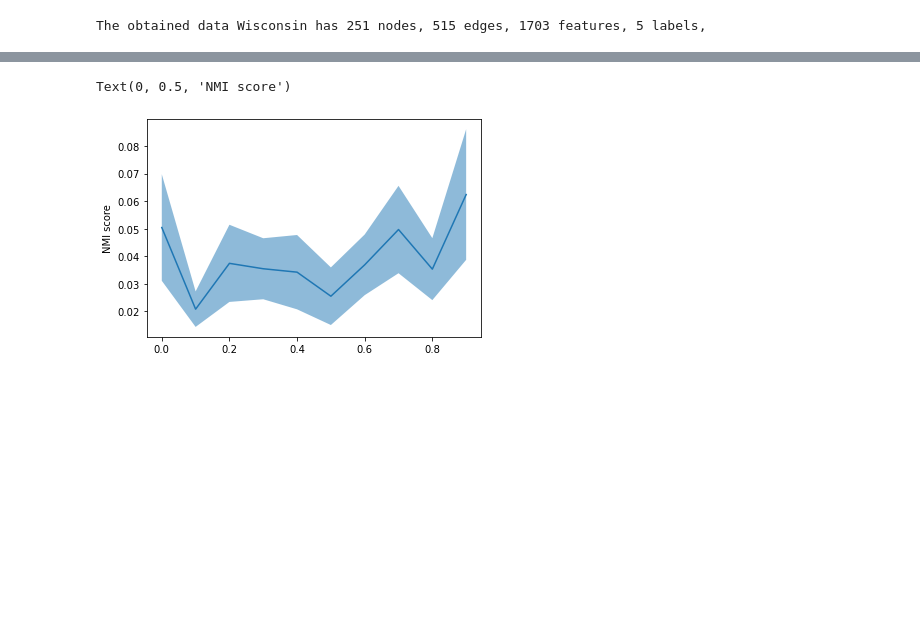
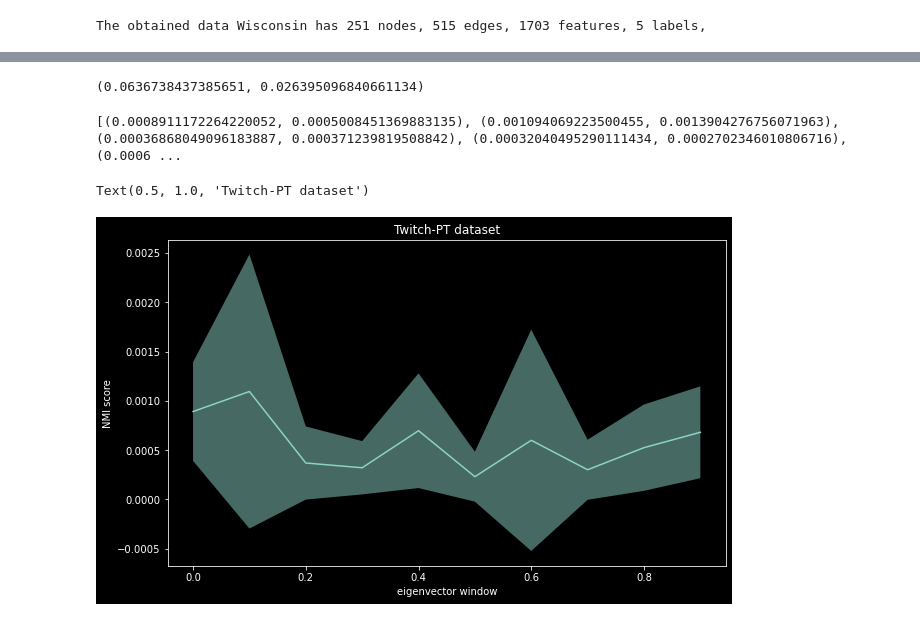
Before and after one commit to ggonzalezp/coarsening-disassortative-graphs, a Jupyter notebook: code/3-spectral node clustering test.ipynb, the cells around one changed output, grey strips where cells are left out. Drawn from its saved outputs; the diff is of its cells as text; code cells hidden in the pictures; blank space fills up the shorter version.

```diff
--- a/code/3-spectral node clustering test.ipynb
+++ b/code/3-spectral node clustering test.ipynb
@@ -131,14 +184,0 @@ multitest(100, p1=0.0, p2=0.1, metric='rbf', kernel_params={'gamma': 0.001})
-# %%
-p1s = np.linspace(0., 1., 10, endpoint=False)
-
-vals = []
-stds = []
-
-adj_np = create_affinity_matrix(data.x.cpu().numpy(), data.adj[0].cpu().numpy(),
-                                        metric='rbf', kernel_params={'gamma': 0.001})
-
-for p1 in (p1s):
-    p2 = p1 + 0.1
-    val, std = multitest(1000, p1=p1, p2=p2, adj_np=adj_np)
-    vals.append(val)
-    stds.append(std)
@@ -147,0 +185,4 @@ stds = np.array(stds)
+# %%
+multitest(100, p1=0.0, p2=0.1)
+# %% [output]
+(0.0636738437385651, 0.026395096840661134)
@@ -148,8 +203,37 @@ stds = np.array(stds)
+# %%
+from joblib import Parallel, delayed
+p1s = np.linspace(0., 1., 10, endpoint=False)
+
+vals = []
+stds = []
+
+
+# results = Parallel(n_jobs=5)(delayed(foo)(p1) for p1 in p1s)
+results = Parallel(n_jobs=5)(delayed(multitest)(10, p1=p1, p2=p1+0.1) for p1 in p1s)
+print(results)
+
+# for p1 in tqdm(p1s):
+#     p2 = p1 + 0.1
+#     val, std = multitest(5, p1=p1, p2=p2, adj_np=adj_np)
+#     vals.append(val)
+#     stds.append(std)
+# %% [output]
+[(0.0008911172264220052, 0.0005008451369883135), (0.001094069223500455, 0.0013904276756071963), (0.00036868049096183887, 0.000371239819508842), (0.00032040495290111434, 0.0002702346010806716), (0.0006 ...
+# %%
+vals = np.array([v[0] for v in results])
+stds = np.array([v[1] for v in results])
 # %%
+plt.style.use('dark_background')
+
+fig = plt.figure(figsize=(10, 6))
+# fig.patch.set_alpha(0)
+ax = fig.add_subplot(111)
+# ax.patch.set_alpha(0)
 plt.plot(p1s, vals)
 plt.fill_between(p1s, vals + stds, vals - stds, alpha=0.5)
 plt.ylabel('NMI score')
-plt.xlabel('')
+plt.xlabel('eigenvector window')
+plt.title(f'{dataset_name} dataset')
 # %% [output]
-Text(0, 0.5, 'NMI score')
+Text(0.5, 1.0, 'Twitch-PT dataset')
-[figure, old version]
+[figure, new version]
```
Also changed, not shown: parts of 7 cells of this notebook.
